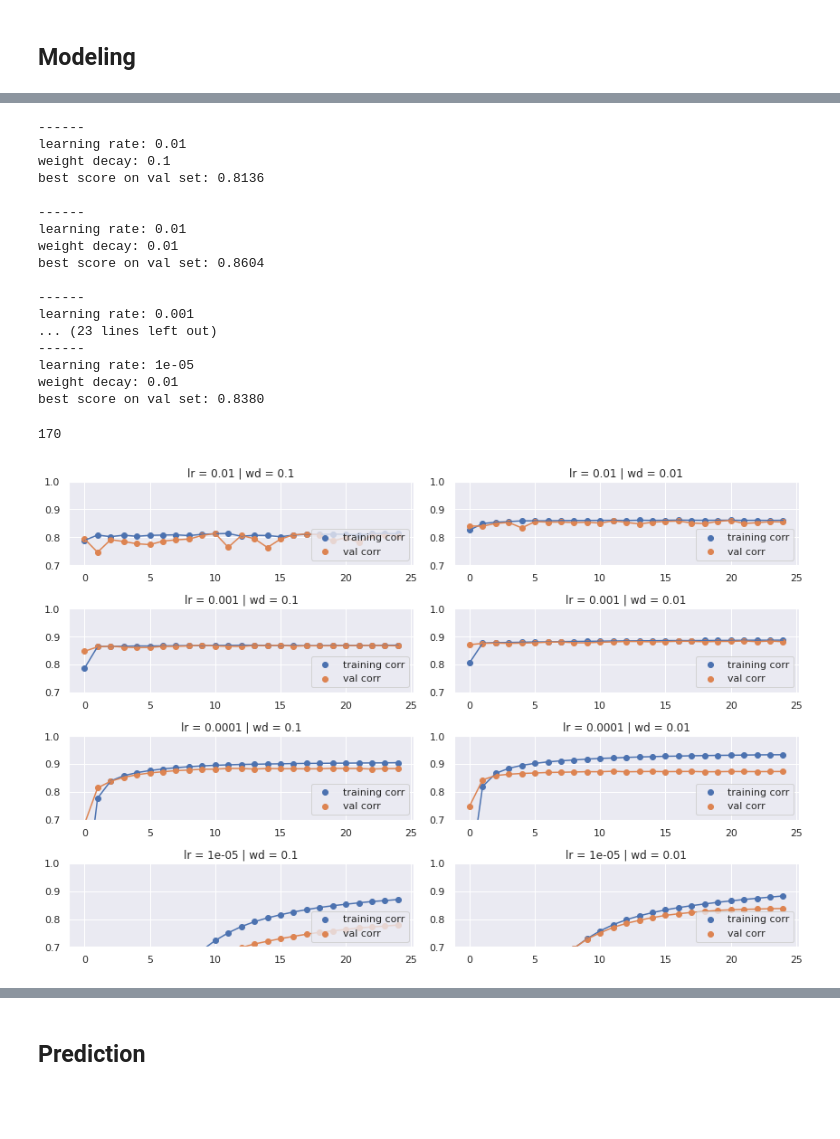
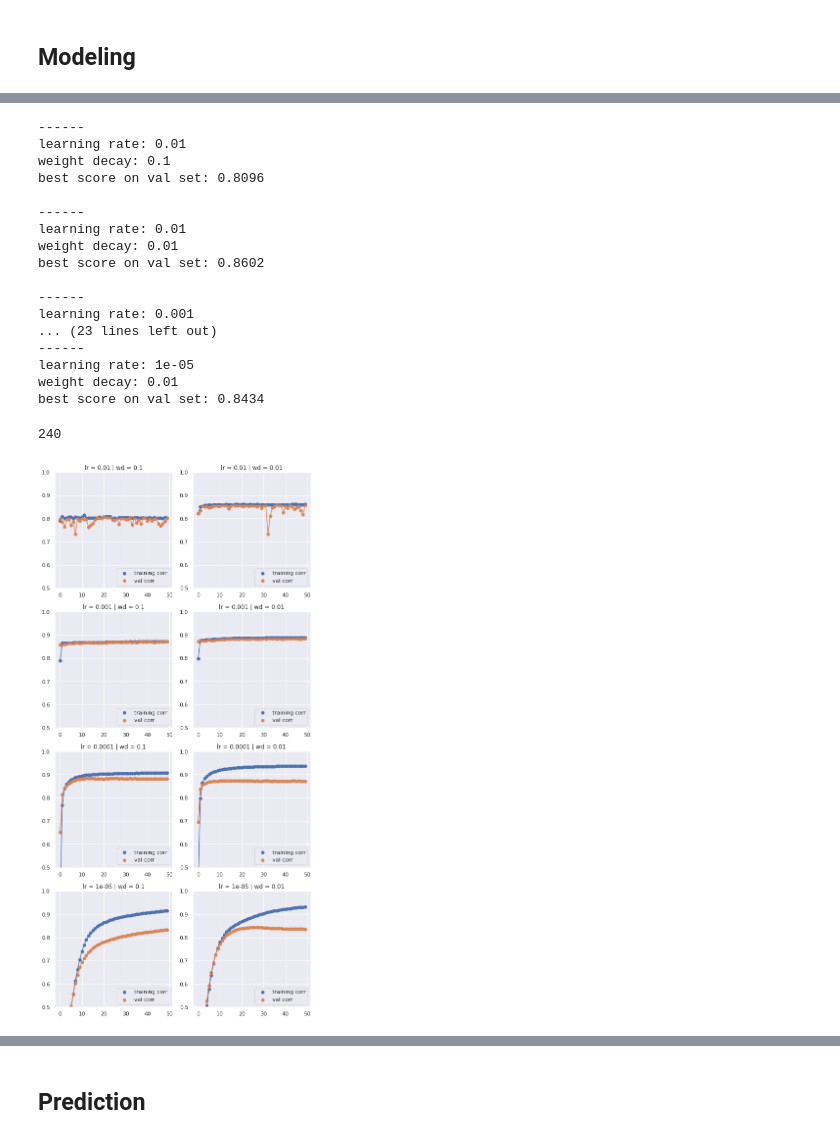
Before and after one commit to xulianrenzoku/Open-Problems-Multimodal-Single-Cell-Integration, a Jupyter notebook: scratch/msci-citeseq-mlp-exp.ipynb, the cells around one changed output, grey strips where cells are left out. Saved outputs shown, nothing was run; the diff lists cells and outputs as text; code cells hidden in the pictures; blank space fills up the shorter version.

```diff
--- a/scratch/msci-citeseq-mlp-exp.ipynb
+++ b/scratch/msci-citeseq-mlp-exp.ipynb
@@ -234,7 +235,7 @@ def train_model(train_loader, model, optimizer):
 # %%
 def model_eval(model, val_loader):
     model.eval()
-    sum_loss = 0.0
+    sum_corr = 0.0 # sum_loss = 0.0
     total = 0
 
     for i, (x, y) in enumerate(val_loader):
@@ -243,20 +244,21 @@ def model_eval(model, val_loader):
         preds = model(x)
         vpreds = preds - torch.mean(preds)
         vy = y - torch.mean(y)
-        loss = torch.sum(vpreds * vy) / \
+        corr = torch.sum(vpreds * vy) / \
                (torch.sqrt(torch.sum(vpreds ** 2)) *
                 torch.sqrt(torch.sum(vy ** 2)))
+        loss = -corr
 
         total += batch
-        sum_loss += batch * loss
+        sum_corr += batch * corr
 
-    val_loss = sum_loss/total
-    return val_loss
+    val_corr = sum_corr/total
+    return val_corr
 # %%
 res = []
 lrs = [0.01, 0.001, 0.0001, 0.00001]
 wds = [0.1, 0.01]
-epochs = 25
+epochs = 50
 
 for learning_rate in lrs:
     for weight_decay in wds:
@@ -273,14 +275,19 @@ for learning_rate in lrs:
         train_corrs = []
         val_corrs = []
 
-        for i in range(epochs):
-            print('epoch', i)
-            train_corr = -(train_model(train_loader, net, optimizer))
-            train_corrs.append(float(train_corr.detach().numpy()))
-            print('train corr:', train_corr)
-            val_corr = -(model_eval(net, val_loader))
-            val_corrs.append(float(val_corr.detach().numpy()))
-            print('val corr:', val_corr)
+        for epoch in range(epochs):
+            # train
+            print('epoch', epoch)
+            train_corr = train_model(train_loader, net, optimizer)
+            train_corr = float(train_corr.detach().numpy())
+            train_corrs.append(train_corr)
+            print(f'train corr: {train_corr:.4f}')
+
+            # val
+            val_corr = model_eval(net, val_loader)
+            val_corr = float(val_corr.detach().numpy())
+            val_corrs.append(val_corr)
+            print(f'val corr: {val_corr:.4f}')
             print()
 
         res.append([train_corrs, val_corrs,
@@ -309,6 +316,6 @@ val corr: tensor(0.8380, grad_fn=<NegBackward0>)
 0
 # %%
-figsize(12, 8)
+figsize(8, 16)
 for i in range(8):
     train_corrs, val_corrs, learning_rate, weight_decay = res[i]
     print('------')
@@ -322,38 +329,38 @@ for i in range(8):
                 train_corrs,
                 label='training corr')
     plt.plot(list(range(epochs)),
              train_corrs)
     plt.scatter(list(range(epochs)),
                 val_corrs,
                 label='val corr')
     plt.plot(list(range(epochs)),
              val_corrs)
     plt.legend(loc='lower right')
     plt.title(f'lr = {learning_rate} | wd = {weight_decay}')
-    plt.ylim(0.7, 1)
+    plt.ylim(0.5, 1)
 plt.tight_layout()
 
 del train_corrs, val_corrs
 gc.collect()
 # %% [output]
 ------
 learning rate: 0.01
 weight decay: 0.1
-best score on val set: 0.8136
+best score on val set: 0.8096
 
 ------
 learning rate: 0.01
 weight decay: 0.01
-best score on val set: 0.8604
+best score on val set: 0.8602
 
 ------
 learning rate: 0.001
 ... (23 lines left out)
 ------
 learning rate: 1e-05
 weight decay: 0.01
-best score on val set: 0.8380
+best score on val set: 0.8434
-170
+240
-[figure, old version]
+[figure, new version]
 # %%
 # net = Net()
```
Also changed, not shown: parts of 15 cells of this notebook.
